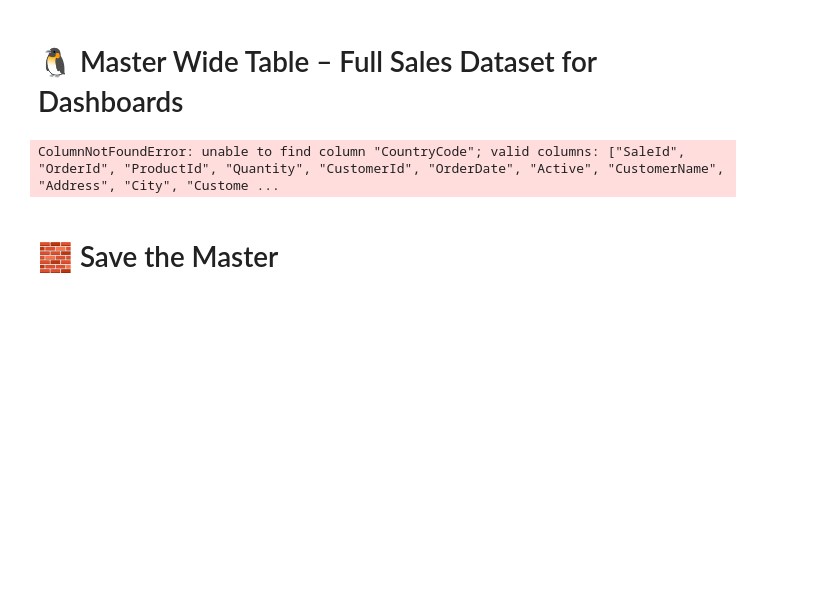
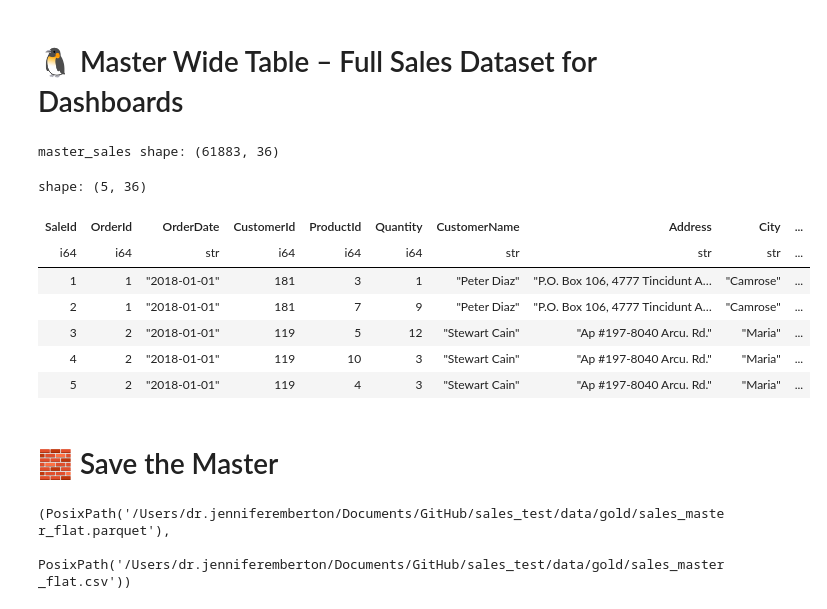
Before and after one commit to ginn444/sales_test, a Jupyter notebook: src/EDA/sales_pipeline.ipynb, the cells around one changed output. Drawn from its saved outputs; the diff is of its cells as text; code cells hidden in the pictures; blank space fills up the shorter version.

Commit message:
refactor: clean notebook and improve docs

```diff
--- a/src/EDA/sales_pipeline.ipynb
+++ b/src/EDA/sales_pipeline.ipynb
@@ -546,30 +546,26 @@ Sample sales_by_customer rows:
 
 import polars as pl
 
-# 1) Load the bronze Parquet tables (you already created these earlier)
+# 1) Load the bronze Parquet tables
 countries_bronze = pl.read_parquet(BRONZE_DIR / "countries.parquet")
 customers_bronze = pl.read_parquet(BRONZE_DIR / "customers.parquet")
 orders_bronze    = pl.read_parquet(BRONZE_DIR / "orders.parquet")
 products_bronze  = pl.read_parquet(BRONZE_DIR / "products.parquet")
 sales_bronze     = pl.read_parquet(BRONZE_DIR / "sales.parquet")
 
-# 2) Light cleaning / renaming so joins are clear and columns are unique
+# 2) Light cleaning / renaming
 
-# Orders: keep the date but give it a better name
 orders_clean = orders_bronze.rename({"Date": "OrderDate"})
 
-# Customers: keep all fields, but give Name & Country more descriptive names
 customers_clean = customers_bronze.rename({
     "Name": "CustomerName",
-    "Country": "CustomerCountryCode",
+    "Country": "CustomerCountryCode",   # keep the country code here
 })
 
-# Products: keep all fields, rename Name -> ProductName
 products_clean = products_bronze.rename({
     "Name": "ProductName",
 })
 
-# Countries: keep ALL geo fields, and make the names dashboard-friendly
 countries_clean = countries_bronze.rename({
     "Country": "CountryCode",
     "Name": "CountryName",
@@ -590,18 +586,20 @@ countries_clean = countries_bronze.rename({
 })
 
 # 3) Build the master wide table
+
 master_sales = (
     sales_bronze
-    # Link each sale to its order (OrderDate, CustomerId)
+    # sales + orders
     .join(orders_clean, on="OrderId", how="left")
-    # Link to customer (name, address, city, country code, email, active)
+    # + customers
     .join(customers_clean, on="CustomerId", how="left")
-    # Link to product (name, manufactured country, weight)
+    # + products
     .join(products_clean, on="ProductId", how="left")
-    # Link to country metrics using the customer's country code
+    # + countries: we join on CustomerCountryCode -> CountryCode
+    # we do NOT need CountryCode in the final table, because we already have CustomerCountryCode
     .join(
         countries_clean.select([
-            "CountryCode",  # Join key - must be selected explicitly
+            "CountryCode",          # join key (internal)
             "CountryName",
             "Currency",
             "Region",
@@ -628,9 +626,9 @@ master_sales = (
         right_on="CountryCode",
         how="left",
     )
-    # 4) Explicitly select columns in a logical order
+    # 4) Put columns in a logical order (note: we use CustomerCountryCode, not CountryCode)
     .select([
-        # --- core grain: one row per sale line ---
+        # core grain
         "SaleId",
         "OrderId",
         "OrderDate",
@@ -638,48 +636,56 @@ master_sales = (
         "ProductId",
         "Quantity",
 
-        # --- customer fields ---
+        # customer
         "CustomerName",
         "Address",
         "City",
-        "CustomerCountryCode",
+        "CustomerCountryCode",   # this is your country code
         "Email",
         "Active",
 
-        # --- product fields ---
+        # product
         "ProductName",
         "ManufacturedCountry",
         "WeightGrams",
 
-        # --- country / geo / macro fields ---
-        "CountryCode",
+        # country / macro
         "CountryName",
+        "Currency",
         "Region",
         "Population",
         "AreaSqMi",
         "PopDensityPerSqMi",
         "CoastlineRatio",
         "NetMigration",
         "InfantMortalityPer1000",
         "GdpPerCapita",
         "LiteracyPct",
         "PhonesPer1000",
         "ArablePct",
         "CropsPct",
         "OtherPct",
         "Climate",
         "Birthrate",
         "Deathrate",
         "AgricultureShare",
         "IndustryShare",
         "ServiceShare",
     ])
 )
 
 print("master_sales shape:", master_sales.shape)
 master_sales.head()
 # %% [output]
-ColumnNotFoundError: unable to find column "CountryCode"; valid columns: ["SaleId", "OrderId", "ProductId", "Quantity", "CustomerId", "OrderDate", "Active", "CustomerName", "Address", "City", "Custome ...
+master_sales shape: (61883, 36)
+shape: (5, 36)
+| SaleId | OrderId | OrderDate | CustomerId | ProductId | Quantity | CustomerName | Address | City | ... |
+| i64 | i64 | str | i64 | i64 | i64 | str | str | str | ... |
+| 1 | 1 | "2018-01-01" | 181 | 3 | 1 | "Peter Diaz" | "P.O. Box 106, 4777 Tincidunt A… | "Camrose" | ... |
+| 2 | 1 | "2018-01-01" | 181 | 7 | 9 | "Peter Diaz" | "P.O. Box 106, 4777 Tincidunt A… | "Camrose" | ... |
+| 3 | 2 | "2018-01-01" | 119 | 5 | 12 | "Stewart Cain" | "Ap #197-8040 Arcu. Rd." | "Maria" | ... |
+| 4 | 2 | "2018-01-01" | 119 | 10 | 3 | "Stewart Cain" | "Ap #197-8040 Arcu. Rd." | "Maria" | ... |
+| 5 | 2 | "2018-01-01" | 119 | 4 | 3 | "Stewart Cain" | "Ap #197-8040 Arcu. Rd." | "Maria" | ... |
 # %% [markdown]
 # 🧱 Save the Master
 # %%
@@ -692,6 +698,9 @@ master_sales.write_parquet(MASTER_PATH_PARQUET)
 master_sales.write_csv(MASTER_PATH_CSV)
 
 MASTER_PATH_PARQUET, MASTER_PATH_CSV
+# %% [output]
+(PosixPath('/Users/dr.jenniferemberton/Documents/GitHub/sales_test/data/gold/sales_master_flat.parquet'),
+ PosixPath('/Users/dr.jenniferemberton/Documents/GitHub/sales_test/data/gold/sales_master_flat.csv'))
 # %% [markdown]
 # 🏗️ Architecture Mapping to Production Stack
 
```
Also changed, not shown: parts of 1 cell of this notebook.
